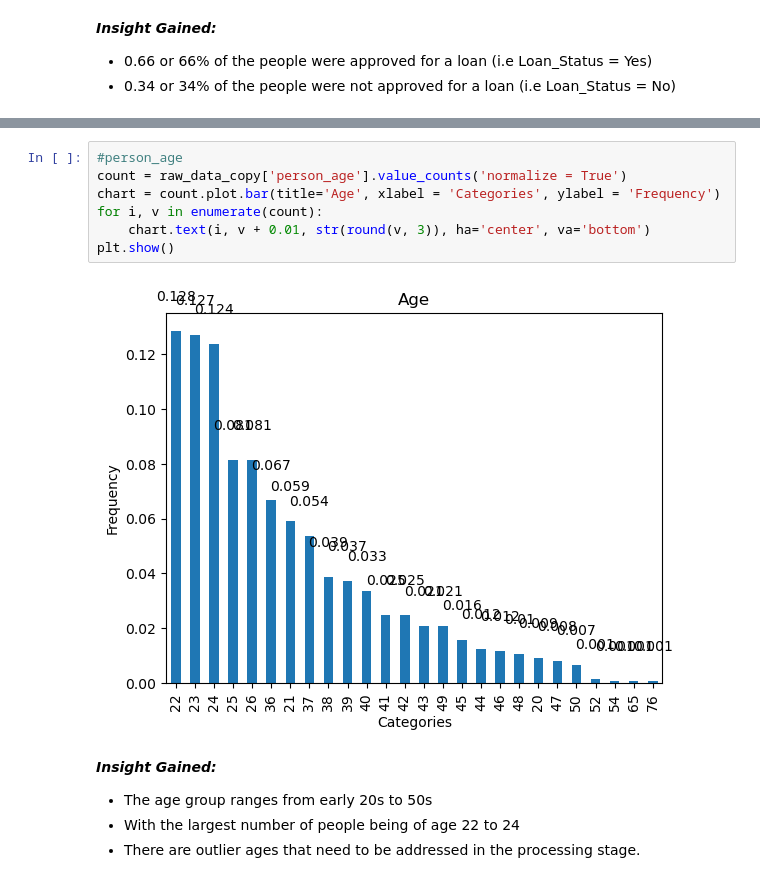
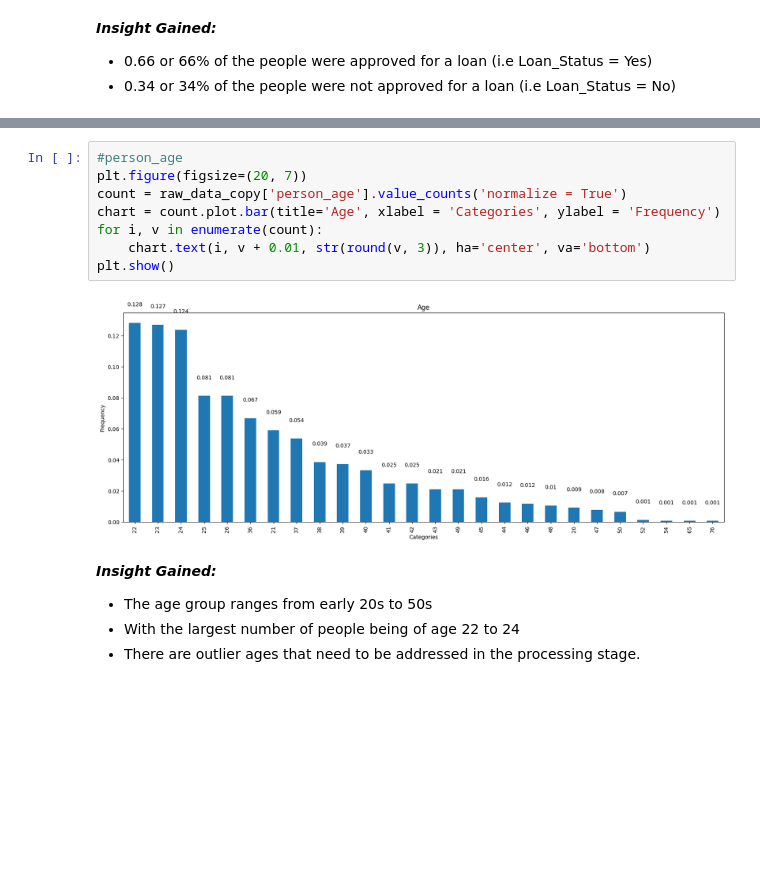
Before and after one commit to Zoe21354/MLG382_GroupF_CYOProject, a Jupyter notebook: Notebooks/Creditworthiness Assessment and Risk Analysis for Loan Default Prediction.ipynb, the cells around one changed output, grey strips where cells are left out. Cells and saved outputs as stored; diff of their text form; blank space fills up the shorter version.

```diff
--- a/Notebooks/Creditworthiness Assessment and Risk Analysis for Loan Default Prediction.ipynb
+++ b/Notebooks/Creditworthiness Assessment and Risk Analysis for Loan Default Prediction.ipynb
@@ -175,12 +173,13 @@ __Independent variable (Ordinal)__
 # %%
 #person_age
+plt.figure(figsize=(20, 7))
 count = raw_data_copy['person_age'].value_counts('normalize = True')
 chart = count.plot.bar(title='Age', xlabel = 'Categories', ylabel = 'Frequency')
 for i, v in enumerate(count):
     chart.text(i, v + 0.01, str(round(v, 3)), ha='center', va='bottom')
 plt.show()
 # %% [output]
-[figure, old version]
+[figure, new version]
 # %% [markdown]
 ***Insight Gained:***
 - The age group ranges from early 20s to 50s
```
Also changed, not shown: parts of 17 cells of this notebook.
